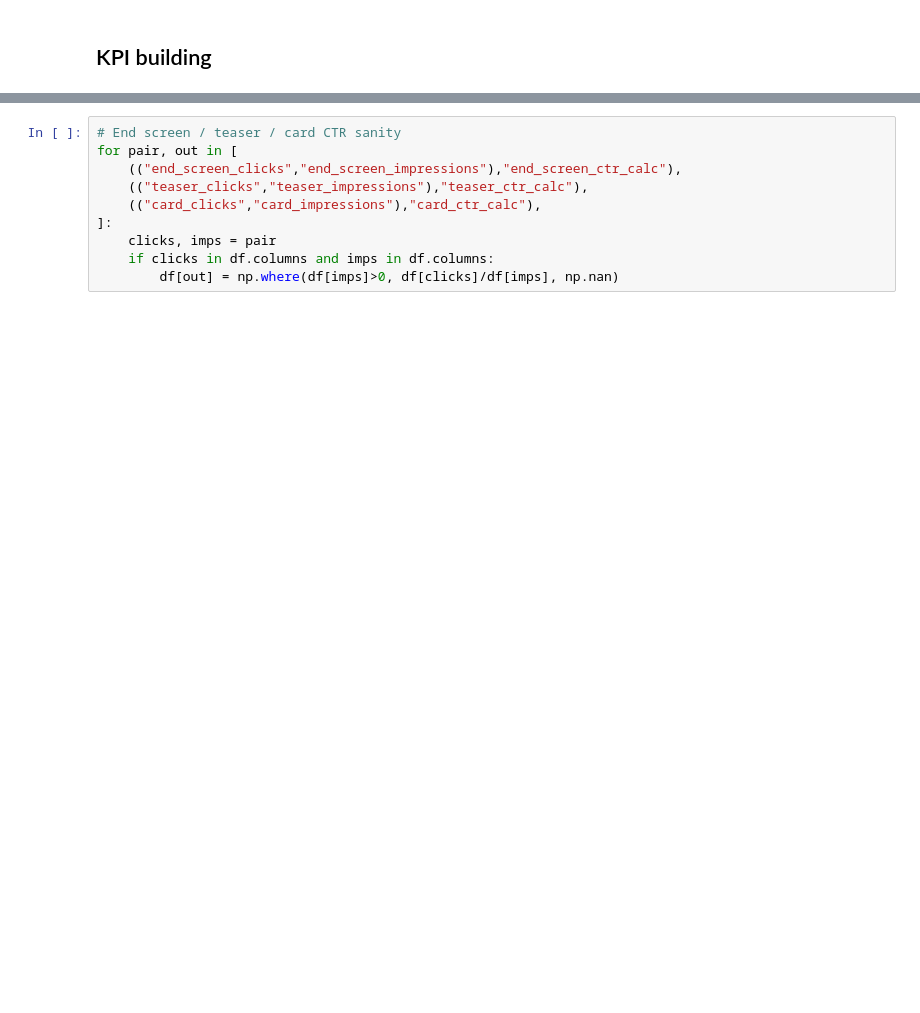
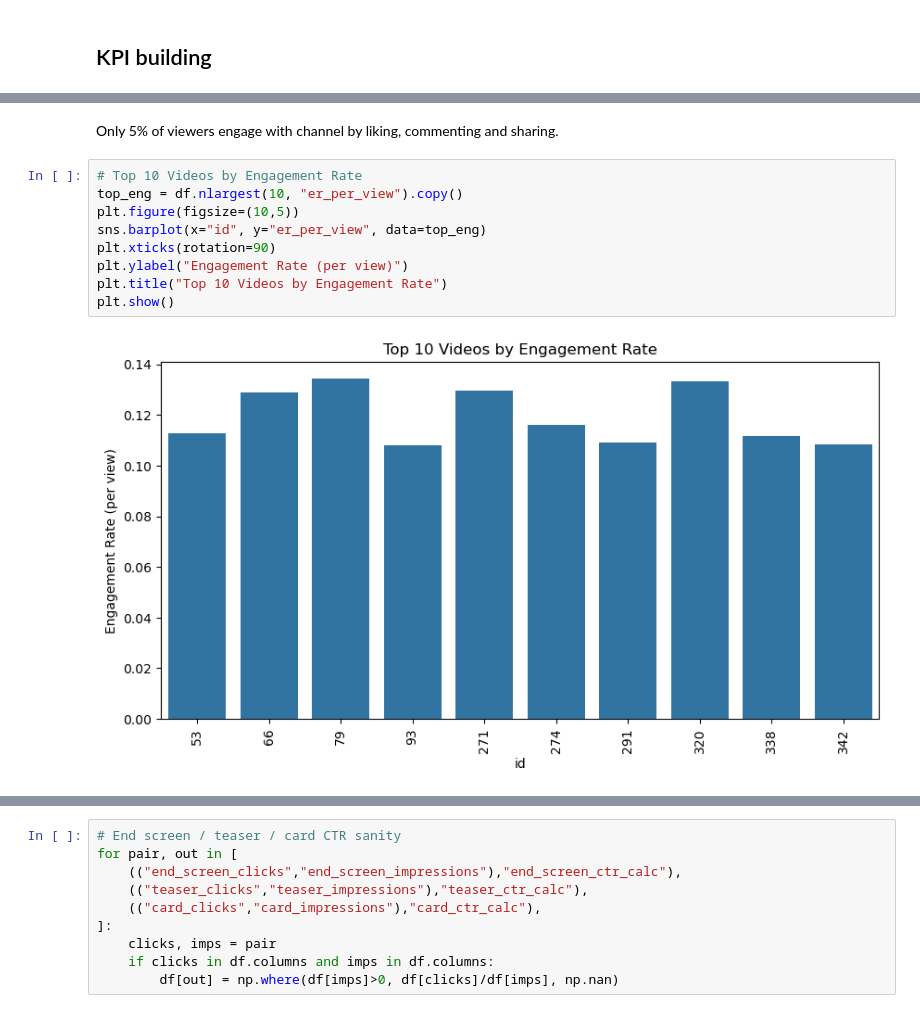
Before and after one commit to 23MD/Marketing-Analytics-Projects, a Jupyter notebook: Performance Analysis of YouTube Channel.ipynb, the cells around one changed output, grey strips where cells are left out. Cells and saved outputs as stored; diff of their text form; blank space fills up the shorter version.

```diff
--- a/Performance Analysis of YouTube Channel.ipynb
+++ b/Performance Analysis of YouTube Channel.ipynb
@@ -191,0 +237,13 @@ df["er_per_view"] = np.where(df["views"]>0, df["engagements"]/df["views"], np.na
+# %% [markdown]
+Only 5% of viewers engage with channel by liking, commenting and sharing.
+# %%
+# Top 10 Videos by Engagement Rate
+top_eng = df.nlargest(10, "er_per_view").copy()
+plt.figure(figsize=(10,5))
+sns.barplot(x="id", y="er_per_view", data=top_eng)
+plt.xticks(rotation=90)
+plt.ylabel("Engagement Rate (per view)")
+plt.title("Top 10 Videos by Engagement Rate")
+plt.show()
+# %% [output]
+[figure, added]
```
Also changed, not shown: parts of 94 cells of this notebook.
